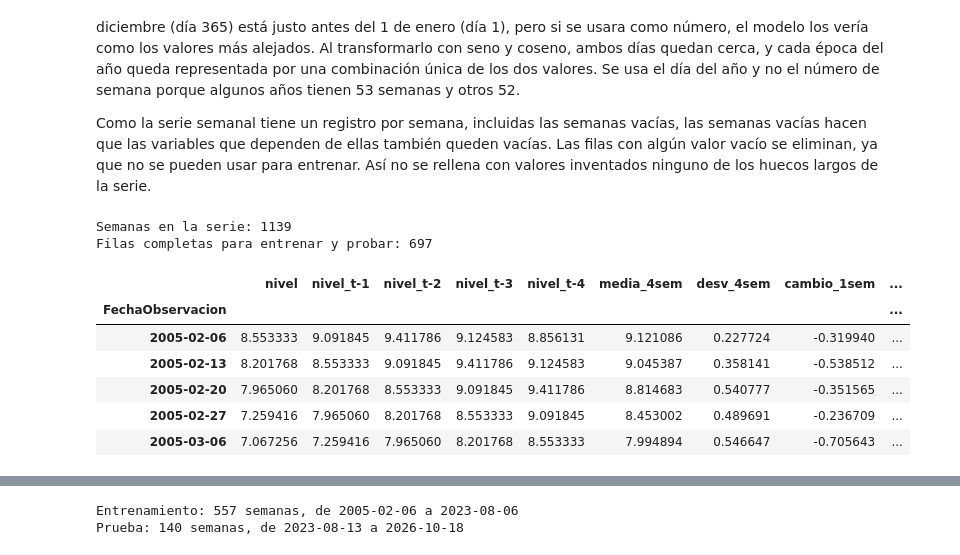
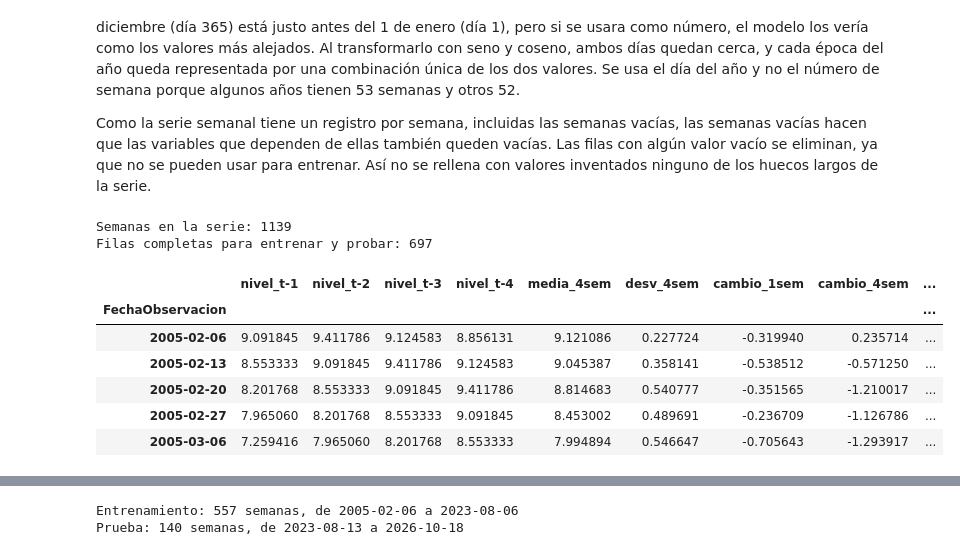
Before and after one commit to AlfonsoMSDL/Proyecto-Aprendizaje-Supervizado-IA, a Jupyter notebook: PromedioNivelMax.ipynb, the cells around one changed output, grey strips where cells are left out. Cells and saved outputs as stored; diff of their text form; code cells hidden in the pictures.

```diff
--- a/PromedioNivelMax.ipynb
+++ b/PromedioNivelMax.ipynb
@@ -1194,38 +1194,41 @@ Como la serie semanal tiene un registro por semana, incluidas las semanas vacía
 datos = pd.DataFrame({"nivel": nivel_semanal})
 
 # Rezagos: nivel de 1 a 4 semanas antes
 for k in [1, 2, 3, 4]:
     datos[f"nivel_t-{k}"] = nivel_semanal.shift(k)
 
 # Ventana móvil sobre las 4 semanas anteriores (shift(1) para no usar la semana actual)
 pasado = nivel_semanal.shift(1)
 datos["media_4sem"] = pasado.rolling(4).mean()
 datos["desv_4sem"] = pasado.rolling(4).std()
 
 # Cambio y tendencia
 datos["cambio_1sem"] = nivel_semanal.shift(1) - nivel_semanal.shift(2)
 datos["cambio_4sem"] = nivel_semanal.shift(1) - nivel_semanal.shift(4)
 
 # Época del año con seno y coseno
 dia = datos.index.day_of_year
 datos["dia_sin"] = np.sin(2 * np.pi * dia / 365.25)
 datos["dia_cos"] = np.cos(2 * np.pi * dia / 365.25)
 
 datos["semestre_sin"] = np.sin(2 * np.pi * dia / (365.25 / 2))
 datos["semestre_cos"] = np.cos(2 * np.pi * dia / (365.25 / 2))
 
+# La variable objetivo se ubica en la última columna, como en el formato X, y visto en clase
+datos = datos[[c for c in datos.columns if c != "nivel"] + ["nivel"]]
+
 print(f"Semanas en la serie: {len(datos)}")
 datos = datos.dropna()
 print(f"Filas completas para entrenar y probar: {len(datos)}")
 display(datos.head())
 # %% [output]
 Semanas en la serie: 1139
 Filas completas para entrenar y probar: 697
-|  | nivel | nivel_t-1 | nivel_t-2 | nivel_t-3 | nivel_t-4 | media_4sem | desv_4sem | cambio_1sem | ... |
+|  | nivel_t-1 | nivel_t-2 | nivel_t-3 | nivel_t-4 | media_4sem | desv_4sem | cambio_1sem | cambio_4sem | ... |
 | FechaObservacion |  |  |  |  |  |  |  |  | ... |
-| 2005-02-06 | 8.553333 | 9.091845 | 9.411786 | 9.124583 | 8.856131 | 9.121086 | 0.227724 | -0.319940 | ... |
-| 2005-02-13 | 8.201768 | 8.553333 | 9.091845 | 9.411786 | 9.124583 | 9.045387 | 0.358141 | -0.538512 | ... |
-| 2005-02-20 | 7.965060 | 8.201768 | 8.553333 | 9.091845 | 9.411786 | 8.814683 | 0.540777 | -0.351565 | ... |
-| 2005-02-27 | 7.259416 | 7.965060 | 8.201768 | 8.553333 | 9.091845 | 8.453002 | 0.489691 | -0.236709 | ... |
-| 2005-03-06 | 7.067256 | 7.259416 | 7.965060 | 8.201768 | 8.553333 | 7.994894 | 0.546647 | -0.705643 | ... |
+| 2005-02-06 | 9.091845 | 9.411786 | 9.124583 | 8.856131 | 9.121086 | 0.227724 | -0.319940 | 0.235714 | ... |
+| 2005-02-13 | 8.553333 | 9.091845 | 9.411786 | 9.124583 | 9.045387 | 0.358141 | -0.538512 | -0.571250 | ... |
+| 2005-02-20 | 8.201768 | 8.553333 | 9.091845 | 9.411786 | 8.814683 | 0.540777 | -0.351565 | -1.210017 | ... |
+| 2005-02-27 | 7.965060 | 8.201768 | 8.553333 | 9.091845 | 8.453002 | 0.489691 | -0.236709 | -1.126786 | ... |
+| 2005-03-06 | 7.259416 | 7.965060 | 8.201768 | 8.553333 | 7.994894 | 0.546647 | -0.705643 | -1.293917 | ... |
 # %% [markdown]
```
Also changed, not shown: parts of 9 cells of this notebook.
